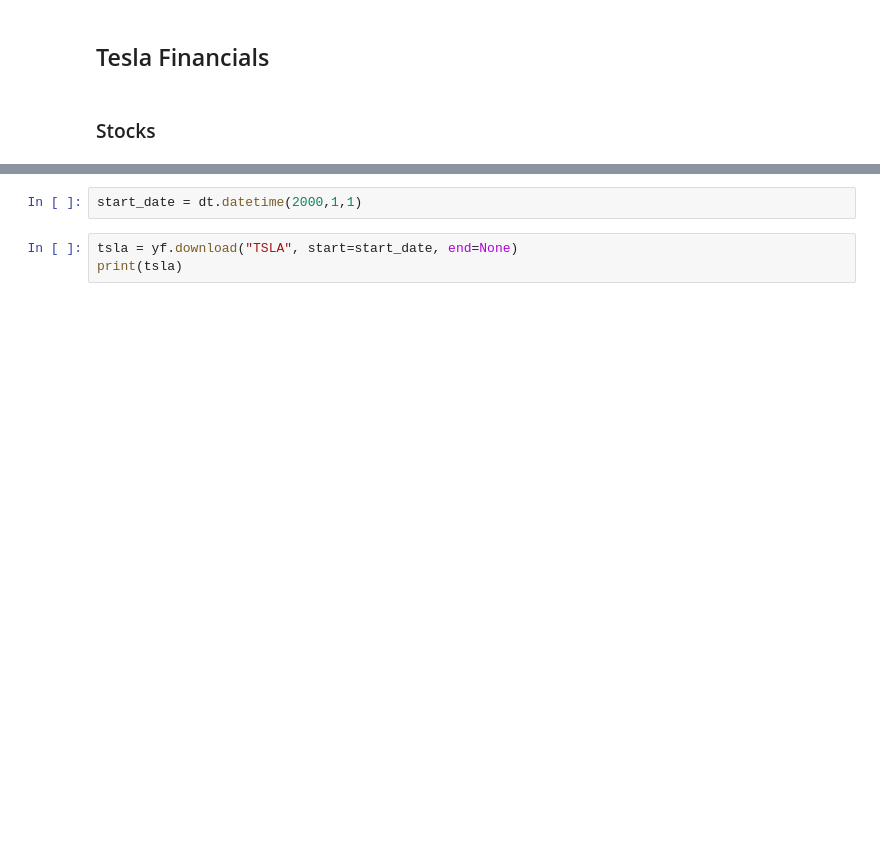
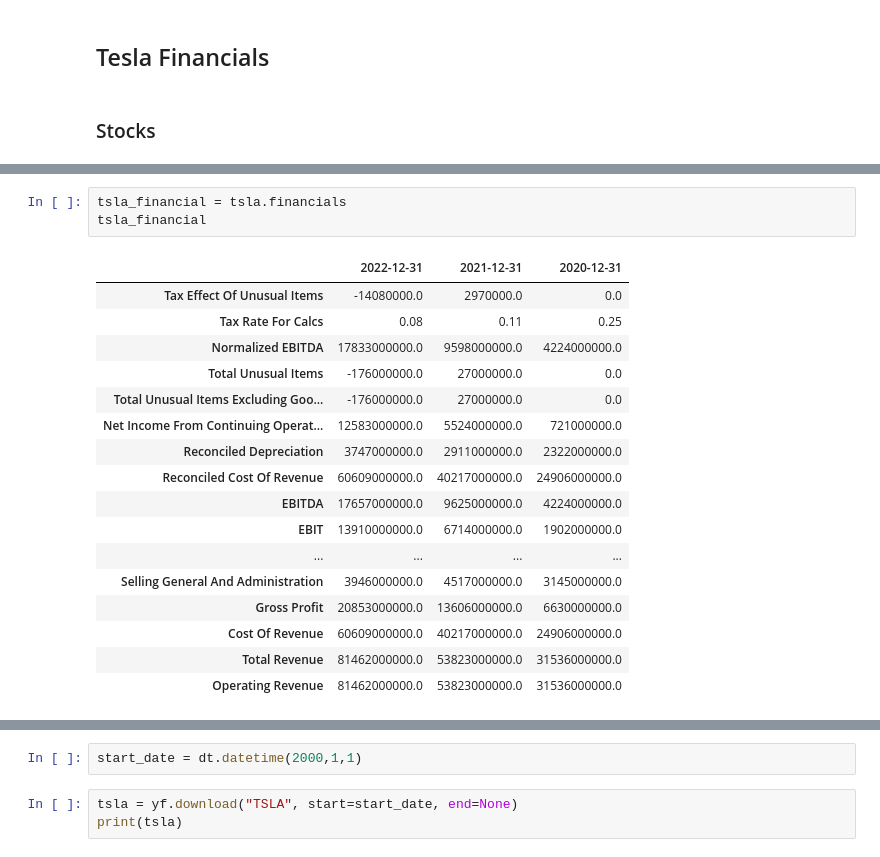
Before and after one commit to JustinEBlake/project_3, a Jupyter notebook: main/main.ipynb, the cells around one changed output, grey strips where cells are left out. Saved outputs shown, nothing was run; the diff lists cells and outputs as text; blank space fills up the shorter version.

```diff
--- a/main/main.ipynb
+++ b/main/main.ipynb
@@ -46,0 +47,21 @@ tsla_stocks()
+# %%
+tsla_financial = tsla.financials
+tsla_financial
+# %% [output]
+|  | 2022-12-31 | 2021-12-31 | 2020-12-31 |
+| Tax Effect Of Unusual Items | -14080000.0 | 2970000.0 | 0.0 |
+| Tax Rate For Calcs | 0.08 | 0.11 | 0.25 |
+| Normalized EBITDA | 17833000000.0 | 9598000000.0 | 4224000000.0 |
+| Total Unusual Items | -176000000.0 | 27000000.0 | 0.0 |
+| Total Unusual Items Excluding Goo... | -176000000.0 | 27000000.0 | 0.0 |
+| Net Income From Continuing Operat... | 12583000000.0 | 5524000000.0 | 721000000.0 |
+| Reconciled Depreciation | 3747000000.0 | 2911000000.0 | 2322000000.0 |
+| Reconciled Cost Of Revenue | 60609000000.0 | 40217000000.0 | 24906000000.0 |
+| EBITDA | 17657000000.0 | 9625000000.0 | 4224000000.0 |
+| EBIT | 13910000000.0 | 6714000000.0 | 1902000000.0 |
+| ... | ... | ... | ... |
+| Selling General And Administration | 3946000000.0 | 4517000000.0 | 3145000000.0 |
+| Gross Profit | 20853000000.0 | 13606000000.0 | 6630000000.0 |
+| Cost Of Revenue | 60609000000.0 | 40217000000.0 | 24906000000.0 |
+| Total Revenue | 81462000000.0 | 53823000000.0 | 31536000000.0 |
+| Operating Revenue | 81462000000.0 | 53823000000.0 | 31536000000.0 |
```
Also changed, not shown: parts of 5 cells of this notebook.
